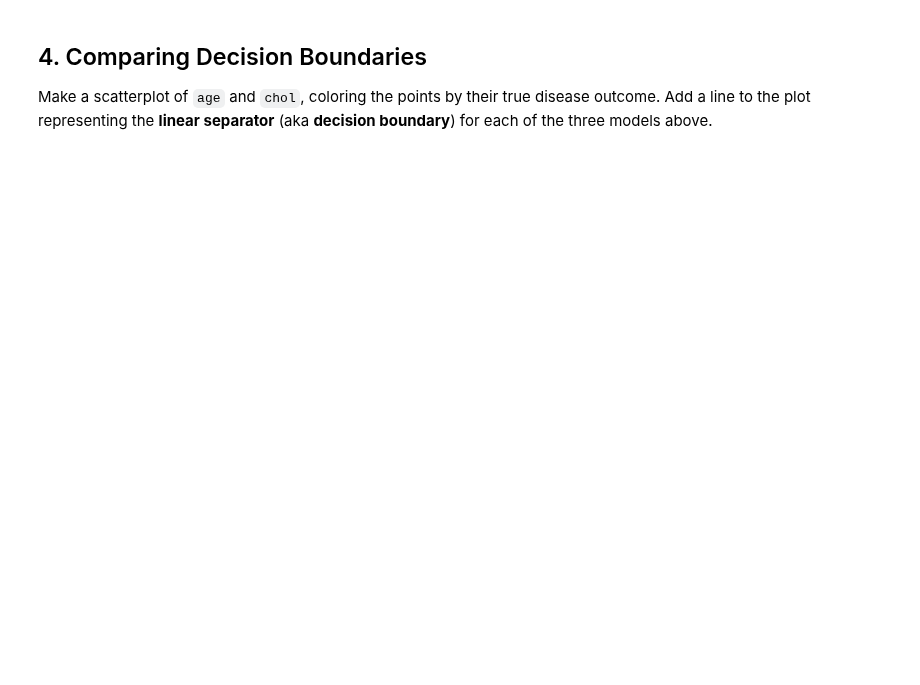
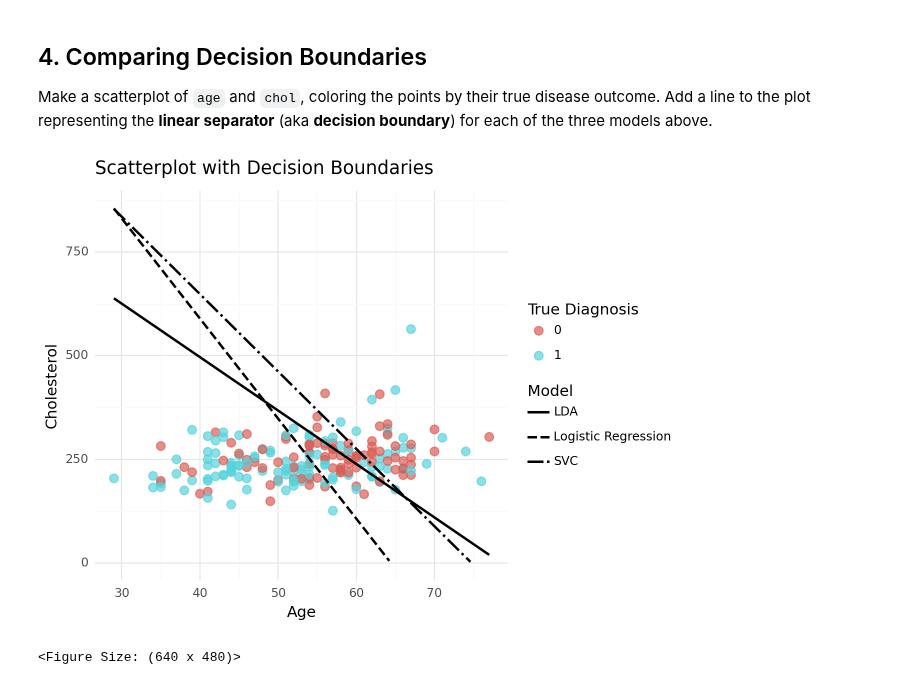
Before and after one commit to bellamccarty/GSB-544, a Jupyter notebook: Practice_Activities/Practice_Activity_9.1/Practice_Activity_9_1.ipynb, the cells around one changed output. Drawn from its saved outputs; the diff is of its cells as text; code cells hidden in the pictures; blank space fills up the shorter version.

```diff
--- a/Practice_Activities/Practice_Activity_9.1/Practice_Activity_9_1.ipynb
+++ b/Practice_Activities/Practice_Activity_9.1/Practice_Activity_9_1.ipynb
@@ -16,0 +31,2 @@ A description of the original dataset can be found here: https://archive.ics.uci
+# %%
+df = pd.read_csv("https://www.dropbox.com/scl/fi/0vrpdnq5asmeulc4gd50y/ha_1.csv?rlkey=ciisalceotl77ffqhqe3kujzv&dl=1")
@@ -38,3 +306,67 @@ For a 55 year old, how high would their cholesterol need to be for the doctors t
 ## 4. Comparing Decision Boundaries
 
 Make a scatterplot of `age` and `chol`, coloring the points by their true disease outcome.  Add a line to the plot representing the **linear separator** (aka **decision boundary**) for each of the three models above.
+# %%
+# Define age range for plotting decision boundaries
+ages = np.linspace(df['age'].min(), df['age'].max(), 200)
+
+# Standardize ages
+ages_standardized = (ages - age_mean) / age_std
+
+# Decision boundaries for Logistic Regression, LDA, and SVC in standardized space
+chol_lr_standardized = -(logistic_model.intercept_ + logistic_model.coef_[0][0] * ages_standardized) / logistic_model.coef_[0][1]
+chol_lda_standardized = -(beta_0 + beta_1 * ages_standardized) / beta_2
+chol_svc_standardized = -(svc_model.intercept_ + svc_model.coef_[0][0] * ages_standardized) / svc_model.coef_[0][1]
+
+# Reverse standardization for cholesterol to plot in original scale
+chol_lr = chol_lr_standardized * chol_std + chol_mean
+chol_lda = chol_lda_standardized * chol_std + chol_mean
+chol_svc = chol_svc_standardized * chol_std + chol_mean
+
+# Add decision boundaries to the dataset with a separate column for type
+boundary_df = pd.DataFrame({
+    'age': np.concatenate([ages, ages, ages]),
+    'chol': np.concatenate([chol_lr, chol_lda, chol_svc]),
+    'type': ['Boundary'] * (3 * len(ages)),
+    'model': ['Logistic Regression'] * len(ages) +
+             ['LDA'] * len(ages) +
+             ['SVC'] * len(ages)
+})
+
+# Add a 'type' column to the original data
+df_with_type = df.copy()
+df_with_type['diagnosis'] = df_with_type['diagnosis'].astype('category')
+df_with_type['type'] = 'Data'
+df_with_type['model'] = 'Data'
+
+# Combine the original data and decision boundaries
+combined_df = pd.concat([df_with_type, boundary_df], ignore_index=True)
+
+# Filtered datasets for points and lines
+data_points = combined_df[combined_df['type'] == 'Data']
+decision_boundaries = combined_df[combined_df['type'] == 'Boundary']
+
+# Create the scatterplot with decision boundaries
+plot = (
+    ggplot() +
+    geom_point(data=data_points, mapping=aes(x='age', y='chol', color='diagnosis'), size=3, alpha=0.7) +
+    geom_line(
+        data=decision_boundaries,
+        mapping=aes(x='age', y='chol', linetype='model'),
+        size=1
+    ) +
+    labs(
+        title="Scatterplot with Decision Boundaries",
+        x="Age",
+        y="Cholesterol",
+        color="True Diagnosis",
+        linetype="Model"
+    ) +
+    ylim(0, None) +  # Set lower limit of y-axis to 0
+    theme_minimal()
+)
+
+plot
+# %% [output]
+[figure, added]
+<Figure Size: (640 x 480)>
```
Also changed, not shown: parts of 8 cells of this notebook, 1 other file.
